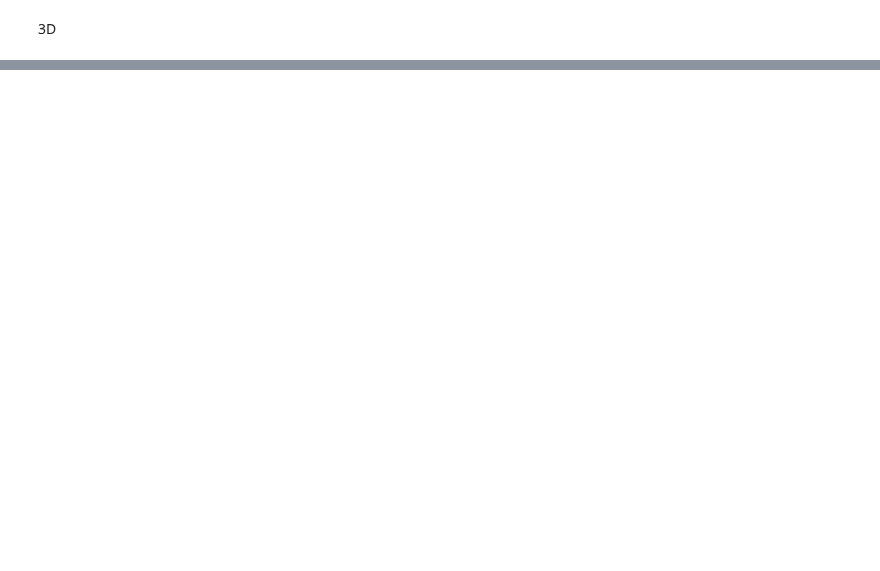
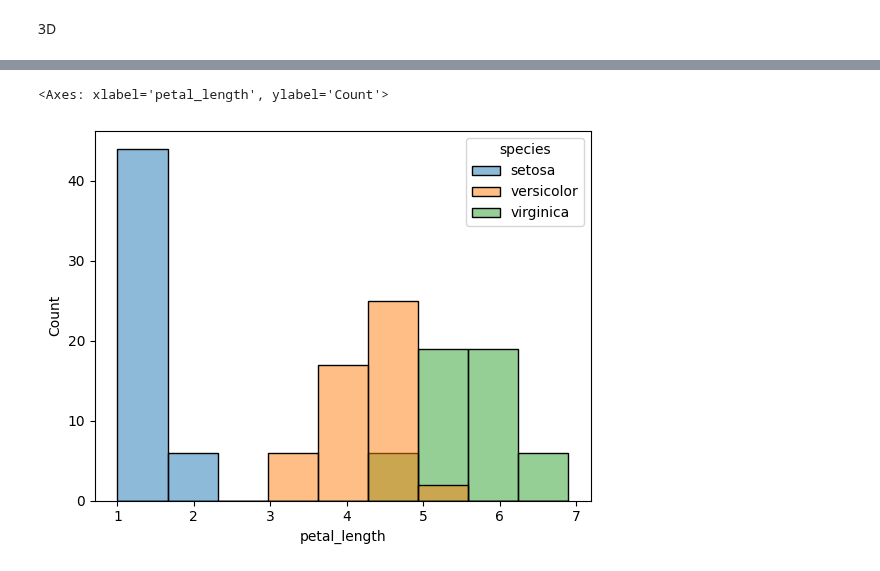
Before and after one commit to haribojjireddy/my-first-repo, a Jupyter notebook: EDA_Practise.ipynb, the cells around one changed output, grey strips where cells are left out. Drawn from its saved outputs; the diff is of its cells as text; code cells hidden in the pictures; blank space fills up the shorter version.

```diff
--- a/EDA_Practise.ipynb
+++ b/EDA_Practise.ipynb
@@ -145,0 +193,7 @@ fig.show()
+# %%
+sns.histplot(data = iris,
+             x = "petal_length",
+             hue = "species")
+# %% [output]
+<Axes: xlabel='petal_length', ylabel='Count'>
+[figure, added]
```
Also changed, not shown: parts of 4 cells of this notebook.
